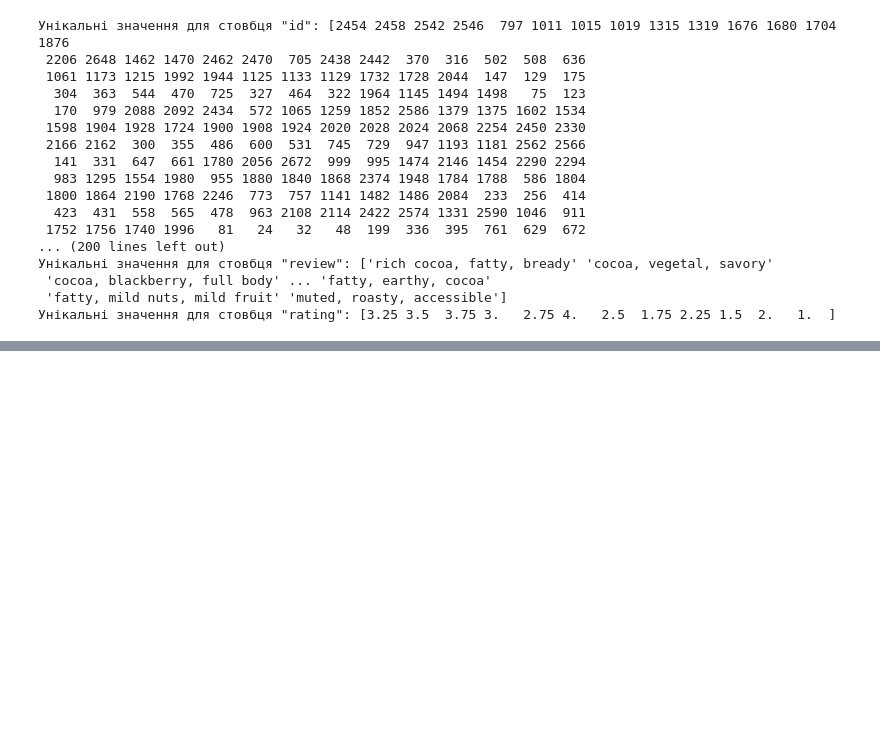
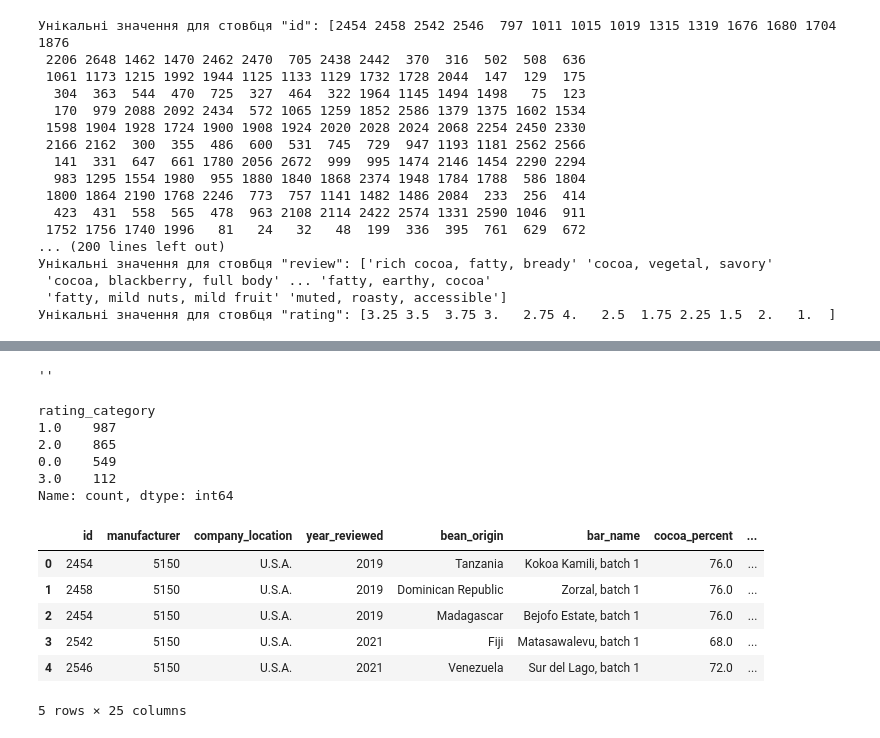
Before and after one commit to Valakas148/ML, a Jupyter notebook: lr4/lr4.ipynb, the cells around one changed output, grey strips where cells are left out. Cells and saved outputs as stored; diff of their text form; code cells hidden in the pictures; blank space fills up the shorter version.

```diff
--- a/lr4/lr4.ipynb
+++ b/lr4/lr4.ipynb
@@ -99,0 +179,8 @@ for column in df.columns:
+# %%
+df['asia'] = df['bean_origin'].apply(lambda x: 1 if x in asia else 0)
+df['africa'] =  df['bean_origin'].apply(lambda x: 1 if x in africa else 0)
+df['america'] =  df['bean_origin'].apply(lambda x: 1 if x in america else 0)
+df['oceania'] =  df['bean_origin'].apply(lambda x: 1 if x in oceania else 0)
+
+df['dark_choc'] = df['cocoa_percent'].apply(lambda x: 1 if x > 60 else 0)
+df['milk_choc'] = df['cocoa_percent'].apply(lambda x: 1 if x <= 60 else 0)
@@ -99,0 +204,34 @@ for column in df.columns:
+# %%
+df['rating_category'] = pd.cut(df['rating'], [1.9, 2.9, 3.49, 3.9, 5.0], labels=False)
+# 1 - low
+# 2 - med
+# 3 - high
+
+"""
+df['rating_category'] = np.select(
+    [df['rating'].between(1, 2.50), df['rating'].between(2.75, 3.25), df['rating'].between(3.5, 4)],
+    ['1', '2', '3'],
+    default='Unknown'
+)
+"""
+# %% [output]
+''
+# %%
+df['rating_category'].value_counts()
+# %% [output]
+rating_category
+1.0    987
+2.0    865
+0.0    549
+3.0    112
+Name: count, dtype: int64
+# %%
+df.head()
+# %% [output]
+|  | id | manufacturer | company_location | year_reviewed | bean_origin | bar_name | cocoa_percent | ... |
+| 0 | 2454 | 5150 | U.S.A. | 2019 | Tanzania | Kokoa Kamili, batch 1 | 76.0 | ... |
+| 1 | 2458 | 5150 | U.S.A. | 2019 | Dominican Republic | Zorzal, batch 1 | 76.0 | ... |
+| 2 | 2454 | 5150 | U.S.A. | 2019 | Madagascar | Bejofo Estate, batch 1 | 76.0 | ... |
+| 3 | 2542 | 5150 | U.S.A. | 2021 | Fiji | Matasawalevu, batch 1 | 68.0 | ... |
+| 4 | 2546 | 5150 | U.S.A. | 2021 | Venezuela | Sur del Lago, batch 1 | 72.0 | ... |
+5 rows × 25 columns
```
Also changed, not shown: parts of 19 cells of this notebook, 2 other files.
